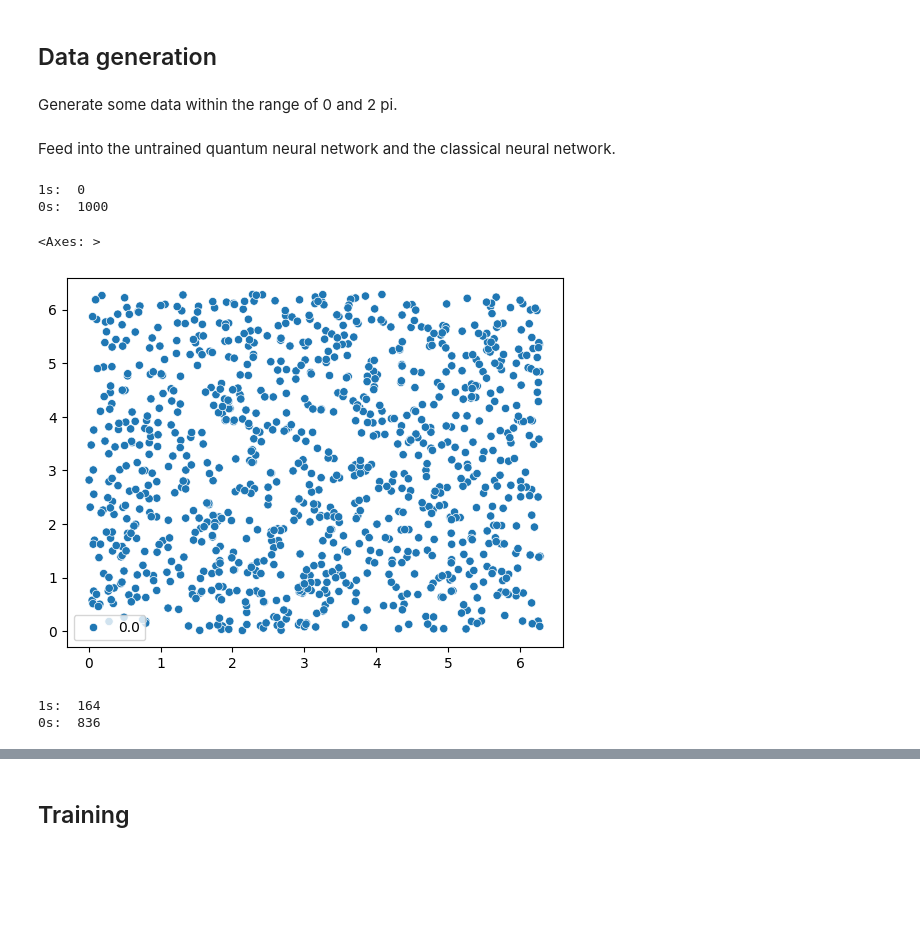
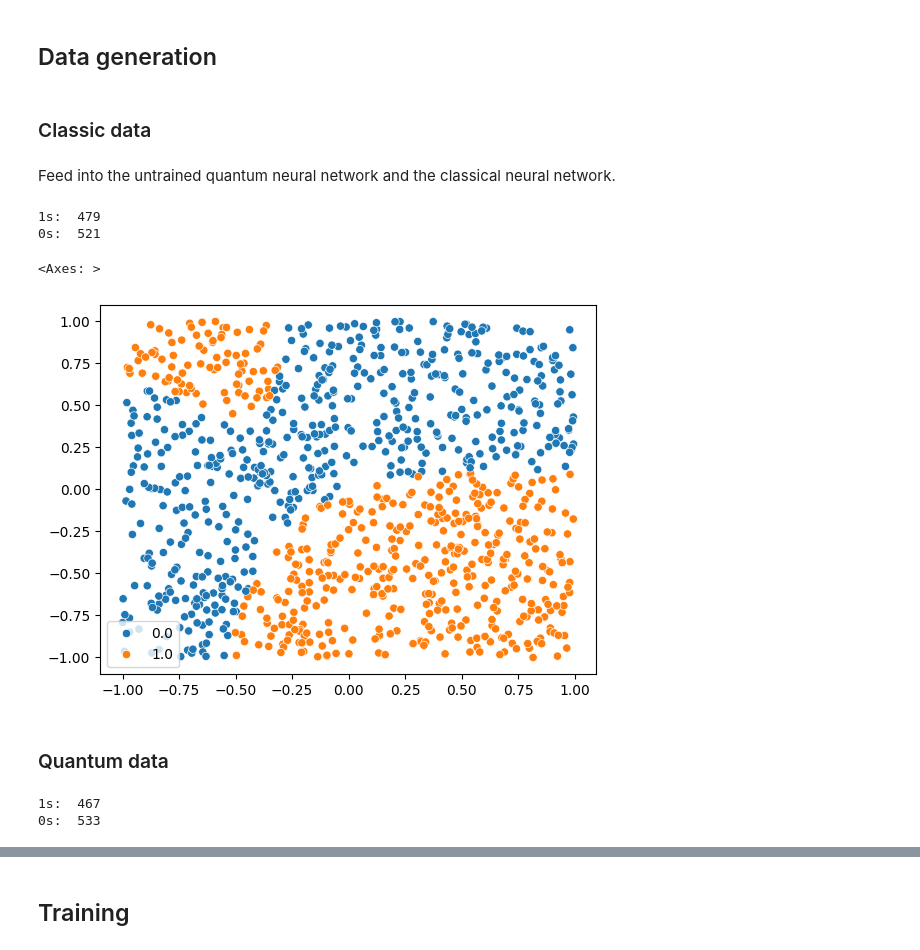
Before and after one commit to wvenemans/aQa-Final-Project, a Jupyter notebook: main.ipynb, the cells around one changed output, grey strips where cells are left out. Cells and saved outputs as stored; diff of their text form; code cells hidden in the pictures; blank space fills up the shorter version.

Commit message:
add new data generation

```diff
--- a/main.ipynb
+++ b/main.ipynb
@@ -82,32 +103,31 @@ classicModel = buildClassicalModel(depth, True)
 dataClassicalModel = buildClassicalModel(depth, False)
 # %% [markdown]
 ## Data generation
-# %% [markdown]
-Generate some data within the range of 0 and 2 pi. <br>
+# %% [markdown]
+### Classic data
 # %%
-def generateSamples(samples : int) -> np.array:
+def generateClassicSamples(samples : int) -> np.array:
 
     empty = np.array([])
 
     for i in range(samples):
-        empty = np.append(empty, np.random.uniform(0 , 2 * np.pi, 2))
+        empty = np.append(empty, np.random.uniform(-1, 1, 2))
 
     empty = empty.reshape(samples, 2)
+
 
     data = np.zeros((empty.shape[0], empty.shape[1] + 1))
     data[:,:2] = empty
     data[:,-1] = empty[:,0]*empty[:,1]
 
     return data
-
-#print(generateSamples(10))
 # %% [markdown]
 Feed into the untrained quantum neural network and the classical neural network. <br>
 # %%
 dataClassicalModel.compile(optimizer='adam', loss='binary_crossentropy', metrics=['accuracy'])
-data = generateSamples(1000)
+classicData = generateClassicSamples(1000)
 
-classicLabels = dataClassicalModel.predict(data)
+classicLabels = dataClassicalModel.predict(classicData)
 onelabel = zerolabel = 0
 
 for i in range(len(classicLabels)):
@@ -121,12 +141,14 @@ for i in range(len(classicLabels)):
 print("1s: ", onelabel)
 print("0s: ", zerolabel)
 # %% [output]
-1s:  0
-0s:  1000
+1s:  479
+0s:  521
 # %%
 #plot the data points
 fig, ax = plt.subplots()
-sns.scatterplot(x=data[:,0], y=data[:,1], hue=classicLabels.flatten(), ax=ax)
+sns.scatterplot(x=classicData[:,0], y=classicData[:,1], hue=classicLabels.flatten(), ax=ax)
 # %% [output]
 <Axes: >
-[figure, old version]
+[figure, new version]
+# %% [markdown]
+### Quantum data
@@ -133,10 +171,11 @@ sns.scatterplot(x=data[:,0], y=data[:,1], hue=classicLabels.flatten(), ax=ax)
 # %%
-quantumLabels = [runCircuit(data[i,:], randomRotations) for i in range(len(data))]
+quantumData = generateQuantumSamples(1000)
+quantumLabels = [runCircuit(quantumData[i,:], randomRotations) for i in range(len(quantumData))]
 
 onelabel = zerolabel = 0
 
 for i in range(len(quantumLabels)):
-    if quantumLabels[i] > 0.5:
+    if quantumLabels[i] > 0.25:
         quantumLabels[i] = 1
         onelabel += 1
     else:
@@ -146,7 +185,7 @@ for i in range(len(quantumLabels)):
 print("1s: ", onelabel)
 print("0s: ", zerolabel)
 # %% [output]
-1s:  164
-0s:  836
+1s:  467
+0s:  533
 # %%
 fig, ax = plt.subplots()
```
Also changed, not shown: parts of 9 cells of this notebook.
